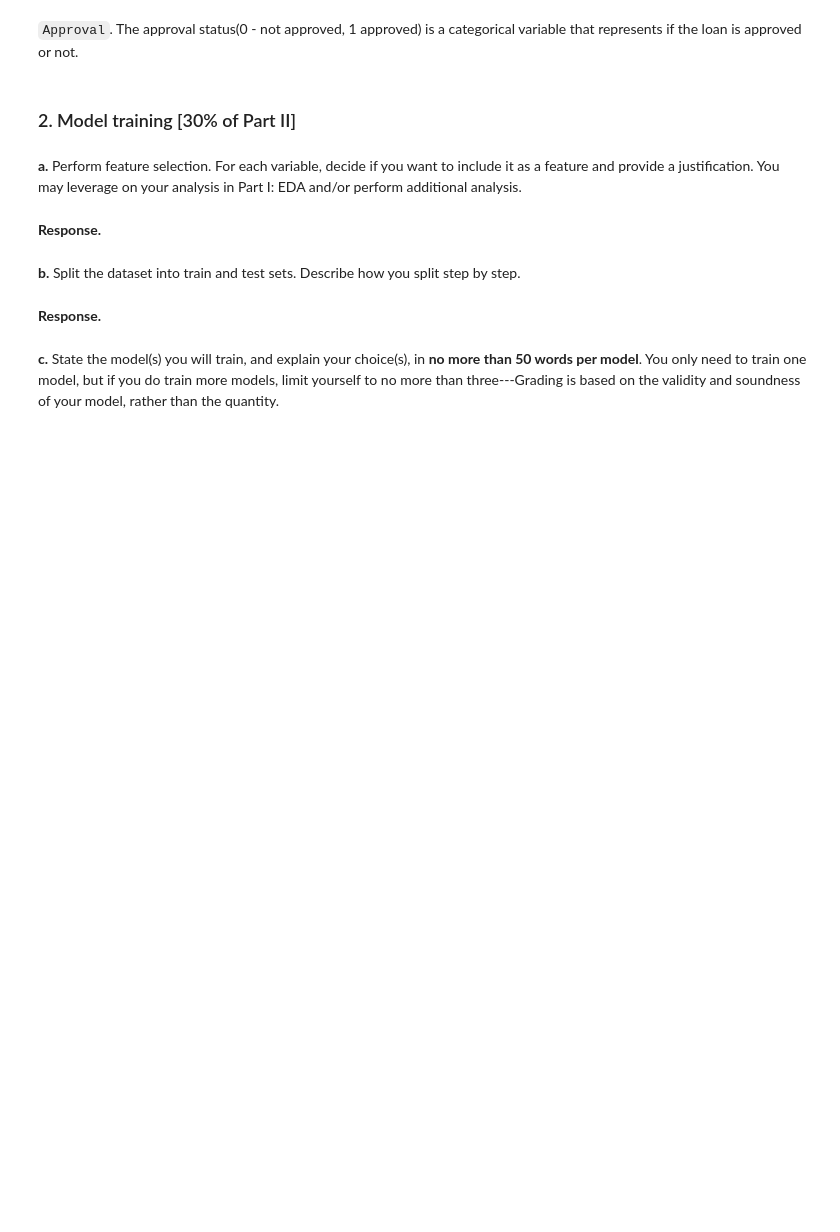
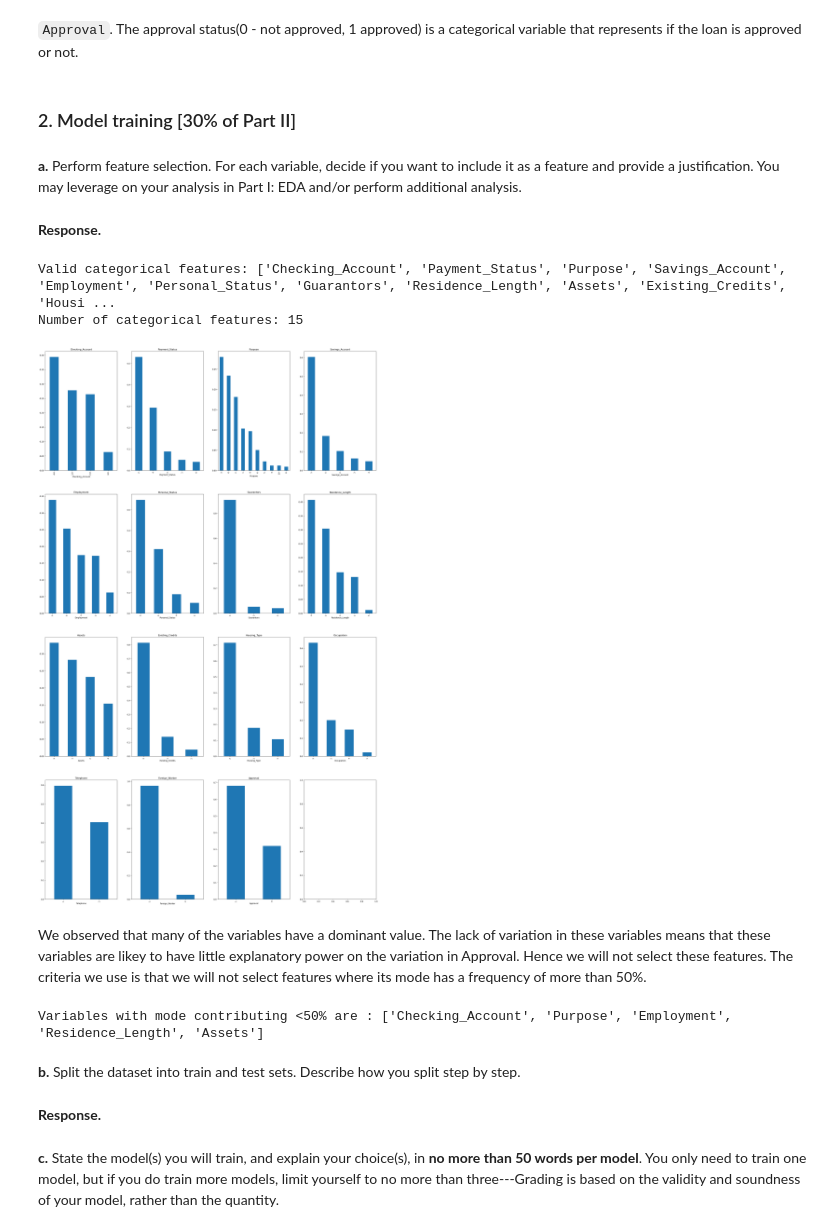
Before and after one commit to rynrindesu/cs105-credit-modeling, a Jupyter notebook: CS105 Project Submission (Final) 2025-checkpoint-checkpoint.ipynb, the cells around one changed output. Saved outputs shown, nothing was run; the diff lists cells and outputs as text; code cells hidden in the pictures; blank space fills up the shorter version.

```diff
--- a/CS105 Project Submission (Final) 2025-checkpoint-checkpoint.ipynb
+++ b/CS105 Project Submission (Final) 2025-checkpoint-checkpoint.ipynb
@@ -560,6 +560,55 @@ Numerical Variables VS Loan Approval:
 **a.** Perform feature selection. For each variable, decide if you want to include it as a feature and provide a justification. You may leverage on your analysis in Part I: EDA and/or perform additional analysis.
 # %% [markdown]
 **Response.**
+# %%
+datatypes = data.dtypes
+categorical_features = [
+    'Checking_Account', 'Payment_Status', 'Purpose', 'Savings_Account',
+    'Employment', 'Personal_Status', 'Guarantors', 'Residence_Length', 'Assets',
+    'Existing_Credits', 'Housing_Type', 'Occupation', 'Telephone', 'Foreign_Worker', 'Approval'
+]
+numerical_features = ['Duration', 'Amount', 'Installment', 'Age', 'Credit_rating', 'Num_Credits', 'Dependents']
+# %%
+# Confirm these columns actually exist in your dataframe
+valid_categorical_features = [col for col in categorical_features if col in data.columns]
+print(f"Valid categorical features: {valid_categorical_features}")
+print(f"Number of categorical features: {len(valid_categorical_features)}")
+
+# Adjust subplot grid to match the number of features
+n = len(valid_categorical_features)
+
+
+r, c = 4,4
+fig, ax = plt.subplots(r, c, figsize=(30,50))
+
+for i in range(n):
+    feature = categorical_features[i]
+    ax = plt.subplot(r,c,i+1)
+    ax.set_title(feature)
+    data[feature].value_counts(normalize=True).plot(kind='bar')
+
+plt.show()
+# %% [output]
+Valid categorical features: ['Checking_Account', 'Payment_Status', 'Purpose', 'Savings_Account', 'Employment', 'Personal_Status', 'Guarantors', 'Residence_Length', 'Assets', 'Existing_Credits', 'Housi ...
+Number of categorical features: 15
+[figure, added]
+# %% [markdown]
+We observed that many of the variables have a dominant value. The lack of variation in these variables means that these variables are likey to have little explanatory power on the variation in Approval. Hence we will not select these features. The criteria we use is that we will not select features where its mode has a frequency of more than 50%.
+# %%
+# get 'important' categorical features i.e. those with mode having freq < 50%
+
+categorical_important = []
+
+for feature in valid_categorical_features:
+    #highest = data[feature].value_counts(normalize=True)[0]
+    value_counts = data[feature].value_counts(normalize=True)
+    highest_value = value_counts.iloc[0]
+    if highest_value<0.5:
+        categorical_important.append(feature)
+
+print(f"Variables with mode contributing <50% are : {categorical_important}")
+# %% [output]
+Variables with mode contributing <50% are : ['Checking_Account', 'Purpose', 'Employment', 'Residence_Length', 'Assets']
 # %% [markdown]
 **b.** Split the dataset into train and test sets. Describe how you split step by step.
 # %% [markdown]
```
